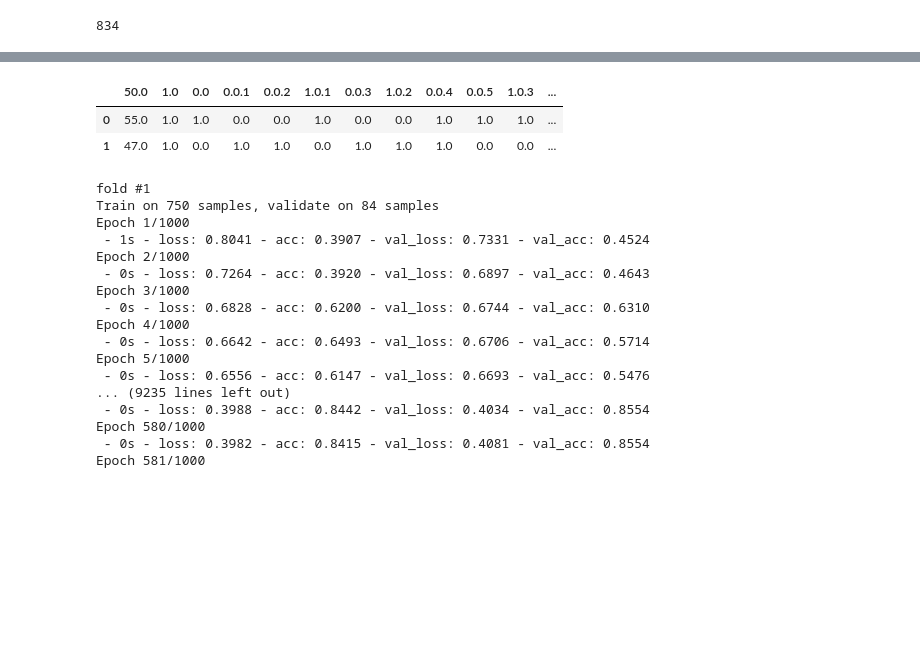
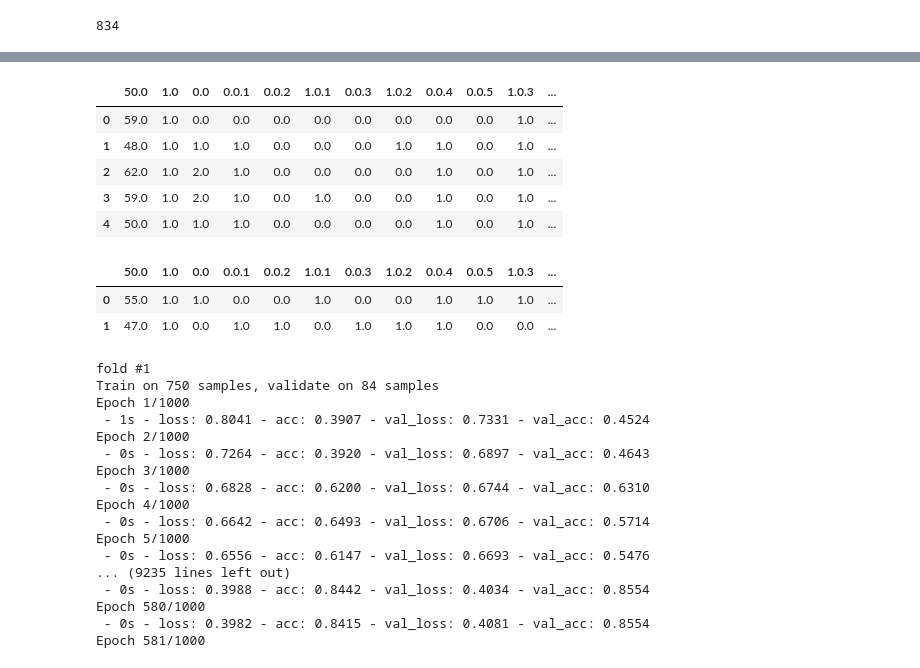
Before and after one commit to nazmos-sakib/Jupter_notebook_workspace, a Jupyter notebook: neural_net_thesis_code_new/04.cross-validation.ipynb, the cells around one changed output, grey strips where cells are left out. Saved outputs shown, nothing was run; the diff lists cells and outputs as text; code cells hidden in the pictures; blank space fills up the shorter version.

```diff
--- a/neural_net_thesis_code_new/04.cross-validation.ipynb
+++ b/neural_net_thesis_code_new/04.cross-validation.ipynb
@@ -52,6 +57,15 @@ data_frame.head(2)
 #np.random.seed(40)
 df = data_frame.reindex(np.random.permutation(data_frame.index))
 df.reset_index(inplace=True,drop=True)
+# %%
+df.head(5)
+# %% [output]
+|  | 50.0 | 1.0 | 0.0 | 0.0.1 | 0.0.2 | 1.0.1 | 0.0.3 | 1.0.2 | 0.0.4 | 0.0.5 | 1.0.3 | ... |
+| 0 | 59.0 | 1.0 | 0.0 | 0.0 | 0.0 | 0.0 | 0.0 | 0.0 | 0.0 | 0.0 | 1.0 | ... |
+| 1 | 48.0 | 1.0 | 1.0 | 1.0 | 0.0 | 0.0 | 0.0 | 1.0 | 1.0 | 0.0 | 1.0 | ... |
+| 2 | 62.0 | 1.0 | 2.0 | 1.0 | 0.0 | 0.0 | 0.0 | 0.0 | 1.0 | 0.0 | 1.0 | ... |
+| 3 | 59.0 | 1.0 | 2.0 | 1.0 | 0.0 | 1.0 | 0.0 | 0.0 | 1.0 | 0.0 | 1.0 | ... |
+| 4 | 50.0 | 1.0 | 1.0 | 1.0 | 0.0 | 0.0 | 0.0 | 0.0 | 1.0 | 0.0 | 1.0 | ... |
 # %%
 data_set = df.values
 # %%
```
Also changed, not shown: parts of 2 cells of this notebook, 33 other files.
